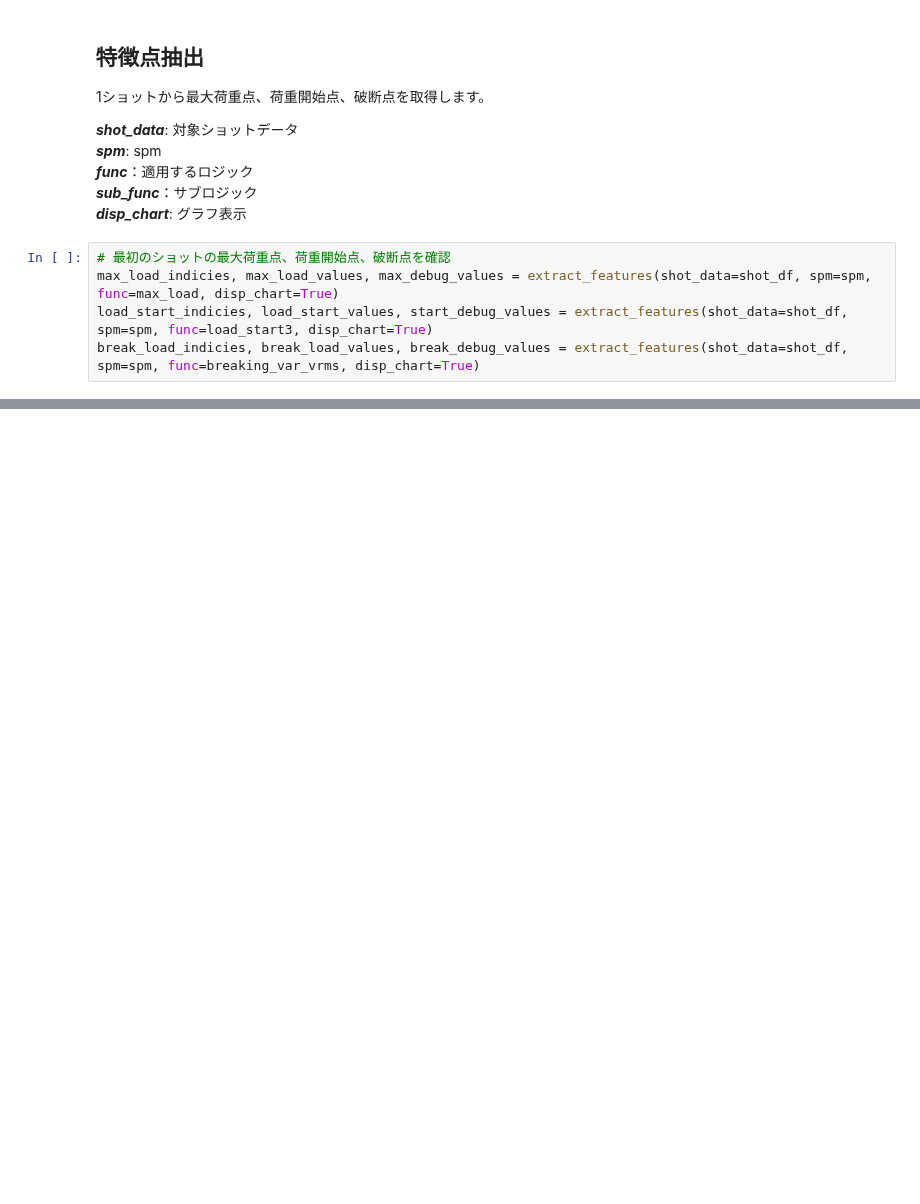
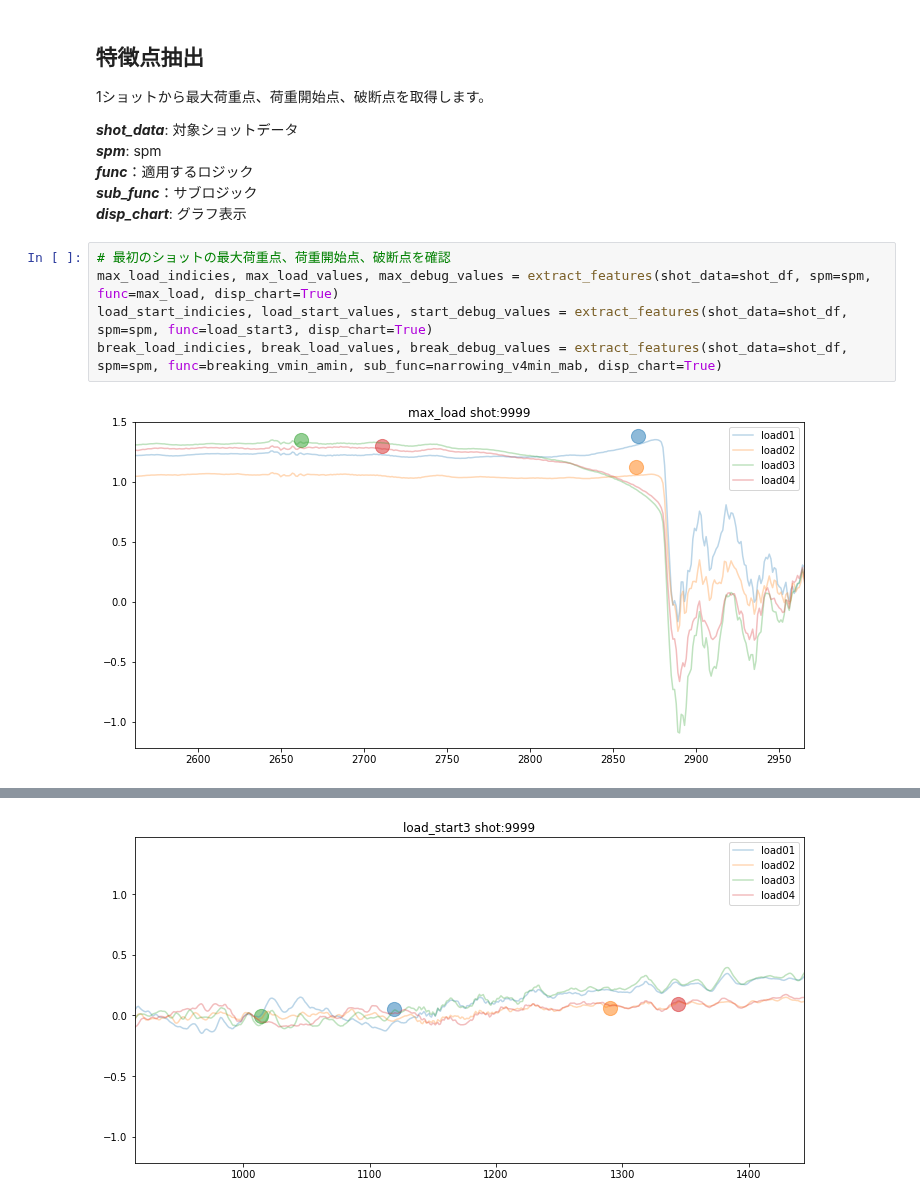
Before and after one commit to ymiyamoto5/data-analysis-platform-bak, a Jupyter notebook: notebooks/analyze.ipynb, the cells around one changed output, grey strips where cells are left out. Drawn from its saved outputs; the diff is of its cells as text; blank space fills up the shorter version.

```diff
--- a/notebooks/analyze.ipynb
+++ b/notebooks/analyze.ipynb
@@ -111,5 +126,7 @@ print(f"spm：{spm}")
 # %%
 # 最初のショットの最大荷重点、荷重開始点、破断点を確認
 max_load_indicies, max_load_values, max_debug_values = extract_features(shot_data=shot_df, spm=spm, func=max_load, disp_chart=True)
 load_start_indicies, load_start_values, start_debug_values = extract_features(shot_data=shot_df, spm=spm, func=load_start3, disp_chart=True)
-break_load_indicies, break_load_values, break_debug_values = extract_features(shot_data=shot_df, spm=spm, func=breaking_var_vrms, disp_chart=True)
+break_load_indicies, break_load_values, break_debug_values = extract_features(shot_data=shot_df, spm=spm, func=breaking_vmin_amin, sub_func=narrowing_v4min_mab, disp_chart=True)
+# %% [output]
+[figure, added]
@@ -115,0 +134 @@ break_load_indicies, break_load_values, break_debug_values = extract_features(sh
+[figure, added]
```
Also changed, not shown: parts of 20 cells of this notebook, 2 other files.
